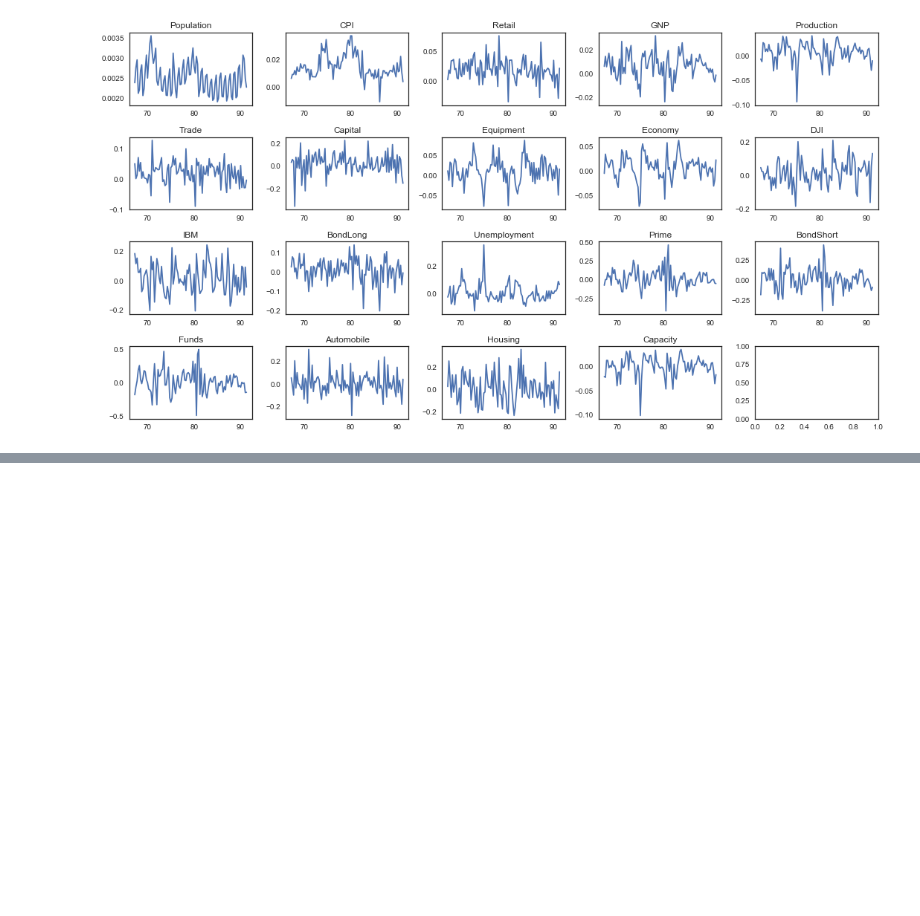
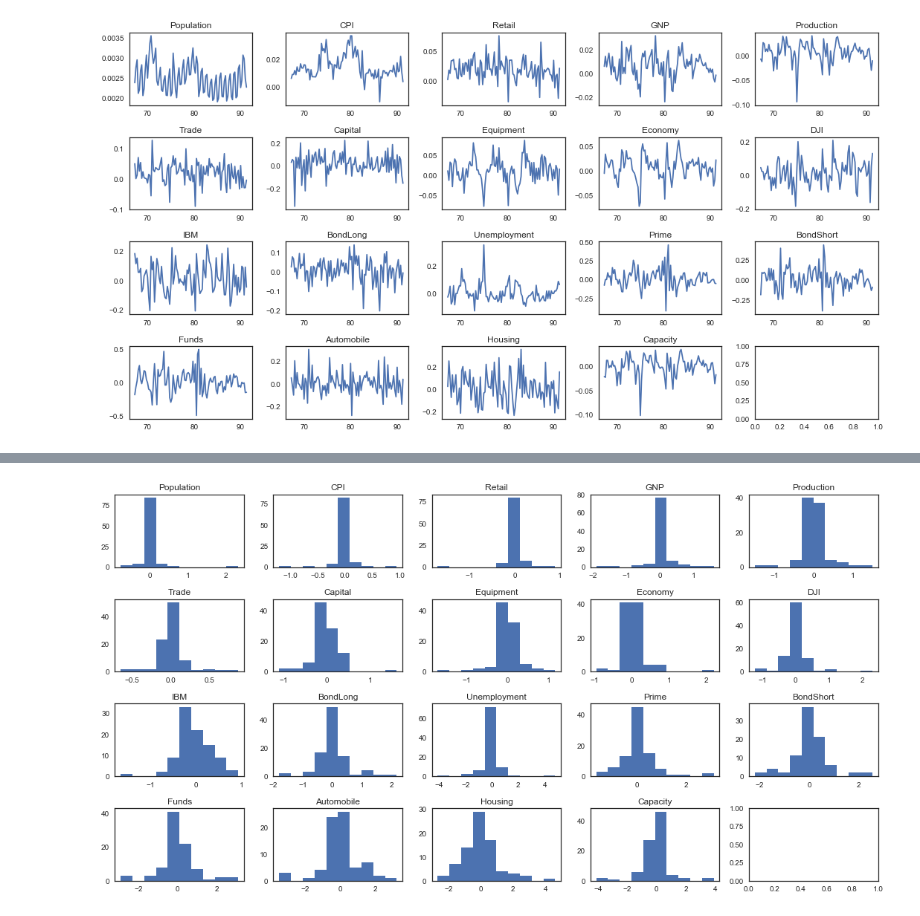
Before and after one commit to yqelisa/apan_data_viz, a Jupyter notebook: DataViz_Assignment4.ipynb, the cells around one changed output, grey strips where cells are left out. Cells and saved outputs as stored; diff of their text form; code cells hidden in the pictures; blank space fills up the shorter version.

```diff
--- a/DataViz_Assignment4.ipynb
+++ b/DataViz_Assignment4.ipynb
@@ -274,0 +463,5 @@ plt.tight_layout()
+# %%
+# Log transform and 1st difference
+
+df_log_diff = np.log((df_nmlz / df_nmlz.shift(1)))
+df_log_diff.head()
@@ -274,0 +475,15 @@ plt.tight_layout()
+# %%
+# histogram of log-transformed variables
+
+fig_log_diff, axs_log_diff = plt.subplots(4, 5, figsize=(15,8))
+
+for idx_log_diff, ax_log_diff in enumerate(axs_log_diff.ravel()):
+    if idx_log_diff==19:
+        pass
+    else:
+        ax_log_diff.hist(df_log_diff[names[idx_log_diff]].dropna(axis=0))
+        ax_log_diff.set_title(names[idx_log_diff])
+
+plt.tight_layout()
+# %% [output]
+[figure, added]
```
Also changed, not shown: parts of 12 cells of this notebook.
